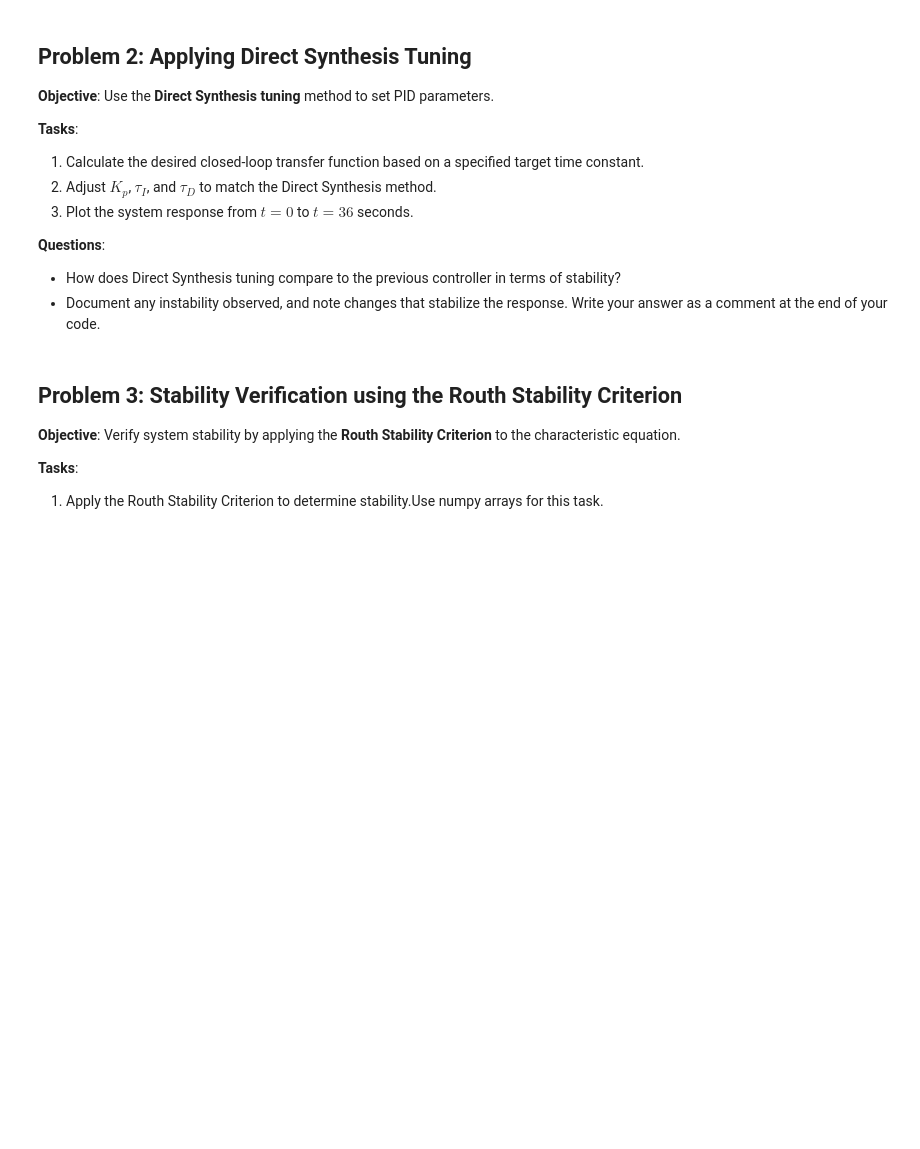
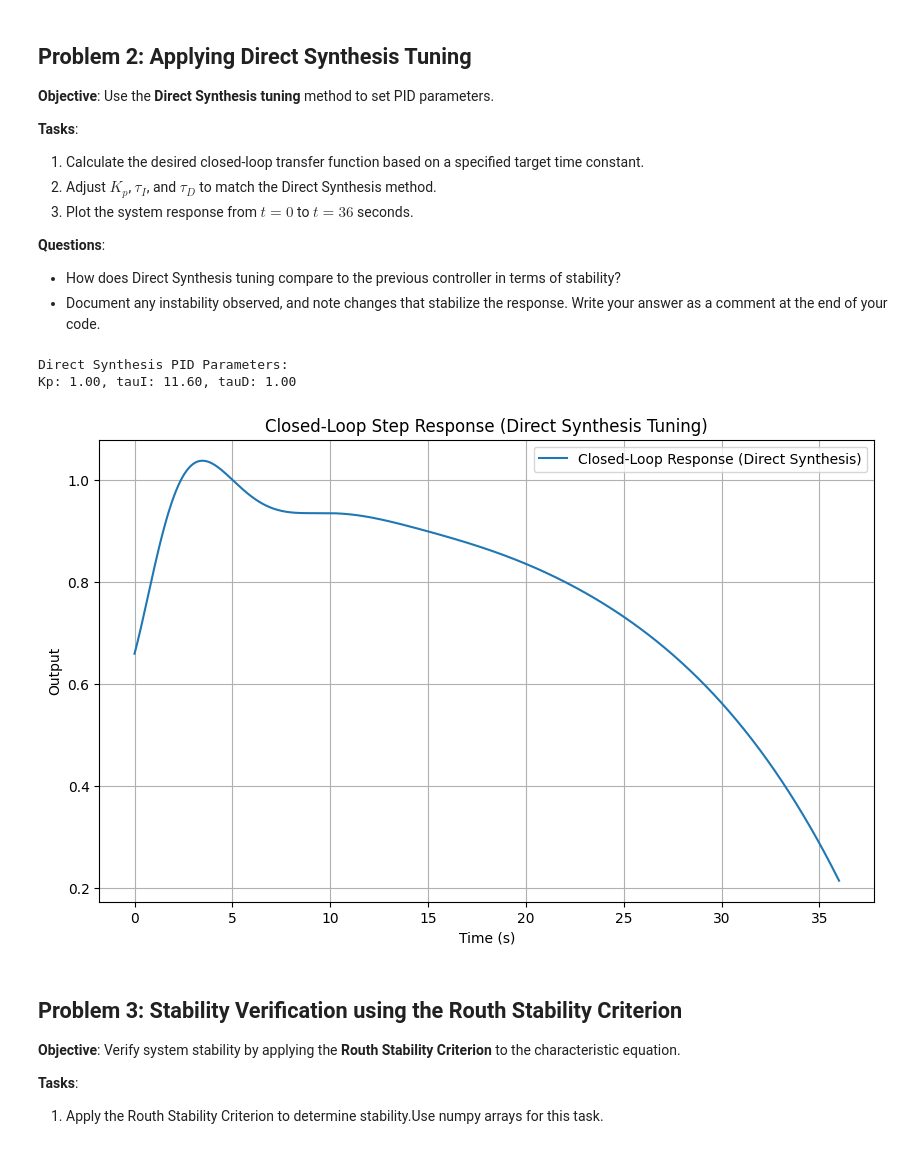
Before and after one commit to rahilisashaik/cbe_162, a Jupyter notebook: labs/Fall_2024_CBE_162_Lab__9_Tuning_Stability_Analysis.ipynb, the cells around one changed output. Saved outputs shown, nothing was run; the diff lists cells and outputs as text; code cells hidden in the pictures; blank space fills up the shorter version.

Commit message:
1-2 on pid tuning lab9

```diff
--- a/labs/Fall_2024_CBE_162_Lab__9_Tuning_Stability_Analysis.ipynb
+++ b/labs/Fall_2024_CBE_162_Lab__9_Tuning_Stability_Analysis.ipynb
@@ -65,10 +102,52 @@ tauD = 1
 Write your answer as a comment at the end of your code.
 # %%
 # Direct Synthesis Tuning implementation
-# Specify the desired time constant here
-desired_time_constant = 5  # Modify as needed
+desired_time_constant = tau_c = 5
+numerator_cl = [1]
+denominator_cl = [tau_c, 1]
+numerator_controller = np.polymul(numerator_cl, denominator_deadtime)
+denominator_controller = np.polymul(denominator_cl, [Ks, 0])
+
+Kp = numerator_controller[0]
+tauI = denominator_controller[1] / numerator_controller[0]
+tauD = numerator_deadtime[0] / numerator_controller[0]
+
+
+print(f"Direct Synthesis PID Parameters:")
+print(f"Kp: {Kp:.2f}, tauI: {tauI:.2f}, tauD: {tauD:.2f}")
+
+# numerator_pid = [Kp * tauD, Kp, Kp / tauI]
+# denominator_pid = [1, 0]
+# numerator_plant = [Ks]
+# denominator_plant = [taus, 1]
+# numerator_open_loop = np.polymul(np.polymul(numerator_plant, numerator_deadtime), numerator_pid)
+# denominator_open_loop = np.polymul(np.polymul(denominator_plant, denominator_deadtime), denominator_pid)
+
+# # Closed-loop transfer function: T(s) = L(s) / (1 + L(s))
+# numerator_closed_loop = numerator_open_loop
+# denominator_closed_loop = np.polyadd(denominator_open_loop, numerator_open_loop)
+
+# # Simulate step response
+closed_loop_tf = TransferFunction(numerator_closed_loop, denominator_closed_loop)
+time = np.linspace(0, 36, 1000)
+time, response = step(closed_loop_tf, T=time)
+
+# Plot the step response
+plt.figure(figsize=(10, 6))
+plt.plot(time, response, label="Closed-Loop Response (Direct Synthesis)")
+plt.xlabel("Time (s)")
+plt.ylabel("Output")
+plt.title("Closed-Loop Step Response (Direct Synthesis Tuning)")
+plt.grid()
+plt.legend()
+plt.show()
+
 
 # Your Direct Synthesis tuning code here
+# %% [output]
+Direct Synthesis PID Parameters:
+Kp: 1.00, tauI: 11.60, tauD: 1.00
+[figure, added]
 # %% [markdown]
 ## Problem 3: Stability Verification using the Routh Stability Criterion
 **Objective**: Verify system stability by applying the **Routh Stability Criterion** to the characteristic equation.
```
Also changed, not shown: parts of 2 cells of this notebook.
